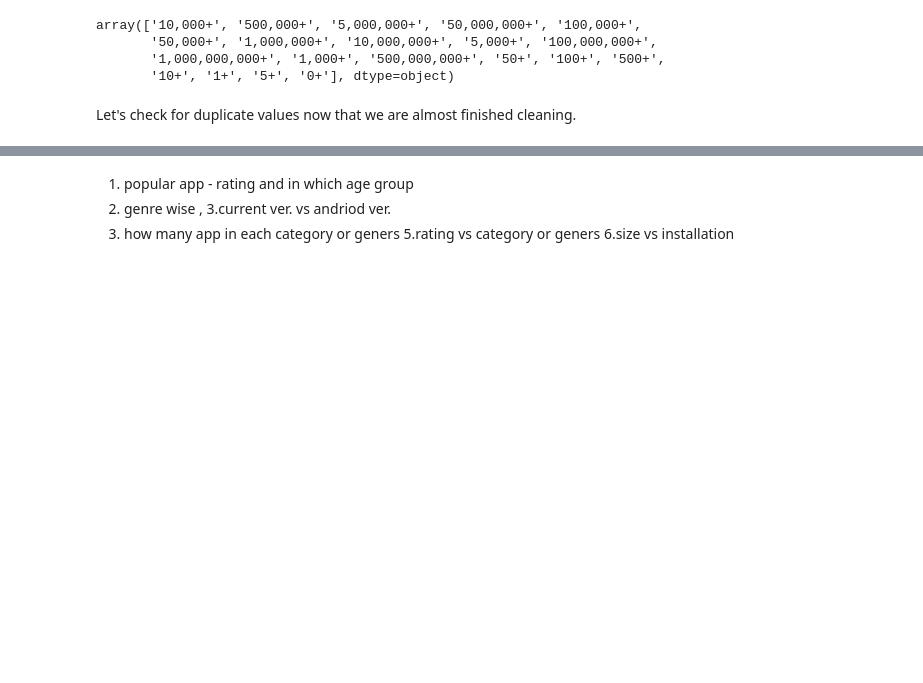
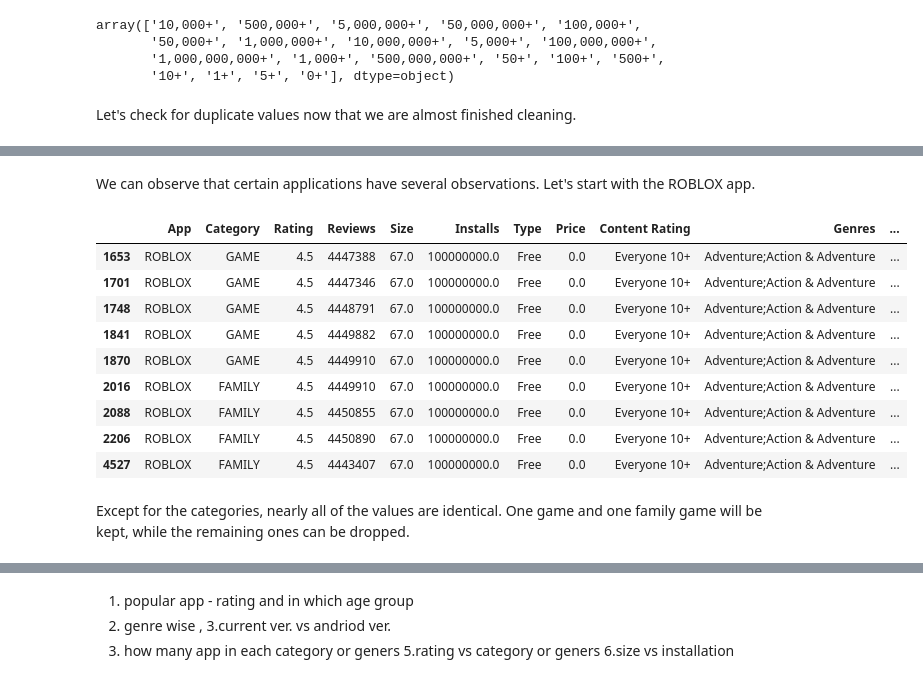
Before and after one commit to Malu2203/Play-Store-App-Review-Analysis, a Jupyter notebook: Play_Store_App_Review_Analysis_Capstone_Project.ipynb, the cells around one changed output, grey strips where cells are left out. Saved outputs shown, nothing was run; the diff lists cells and outputs as text; code cells hidden in the pictures; blank space fills up the shorter version.

```diff
--- a/Play_Store_App_Review_Analysis_Capstone_Project.ipynb
+++ b/Play_Store_App_Review_Analysis_Capstone_Project.ipynb
@@ -531,0 +566,18 @@ Let's check for duplicate values now that we are almost finished cleaning.
+# %% [markdown]
+We can observe that certain applications have several observations. Let's start with the ROBLOX app.
+# %%
+playstore_df[playstore_df['App']=='ROBLOX']
+# %% [output]
+|  | App | Category | Rating | Reviews | Size | Installs | Type | Price | Content Rating | Genres | ... |
+| 1653 | ROBLOX | GAME | 4.5 | 4447388 | 67.0 | 100000000.0 | Free | 0.0 | Everyone 10+ | Adventure;Action & Adventure | ... |
+| 1701 | ROBLOX | GAME | 4.5 | 4447346 | 67.0 | 100000000.0 | Free | 0.0 | Everyone 10+ | Adventure;Action & Adventure | ... |
+| 1748 | ROBLOX | GAME | 4.5 | 4448791 | 67.0 | 100000000.0 | Free | 0.0 | Everyone 10+ | Adventure;Action & Adventure | ... |
+| 1841 | ROBLOX | GAME | 4.5 | 4449882 | 67.0 | 100000000.0 | Free | 0.0 | Everyone 10+ | Adventure;Action & Adventure | ... |
+| 1870 | ROBLOX | GAME | 4.5 | 4449910 | 67.0 | 100000000.0 | Free | 0.0 | Everyone 10+ | Adventure;Action & Adventure | ... |
+| 2016 | ROBLOX | FAMILY | 4.5 | 4449910 | 67.0 | 100000000.0 | Free | 0.0 | Everyone 10+ | Adventure;Action & Adventure | ... |
+| 2088 | ROBLOX | FAMILY | 4.5 | 4450855 | 67.0 | 100000000.0 | Free | 0.0 | Everyone 10+ | Adventure;Action & Adventure | ... |
+| 2206 | ROBLOX | FAMILY | 4.5 | 4450890 | 67.0 | 100000000.0 | Free | 0.0 | Everyone 10+ | Adventure;Action & Adventure | ... |
+| 4527 | ROBLOX | FAMILY | 4.5 | 4443407 | 67.0 | 100000000.0 | Free | 0.0 | Everyone 10+ | Adventure;Action & Adventure | ... |
+# %% [markdown]
+Except for the categories, nearly all of the values are identical.
+One game and one family game will be kept, while the remaining ones can be dropped.
```
Also changed, not shown: parts of 11 cells of this notebook.
